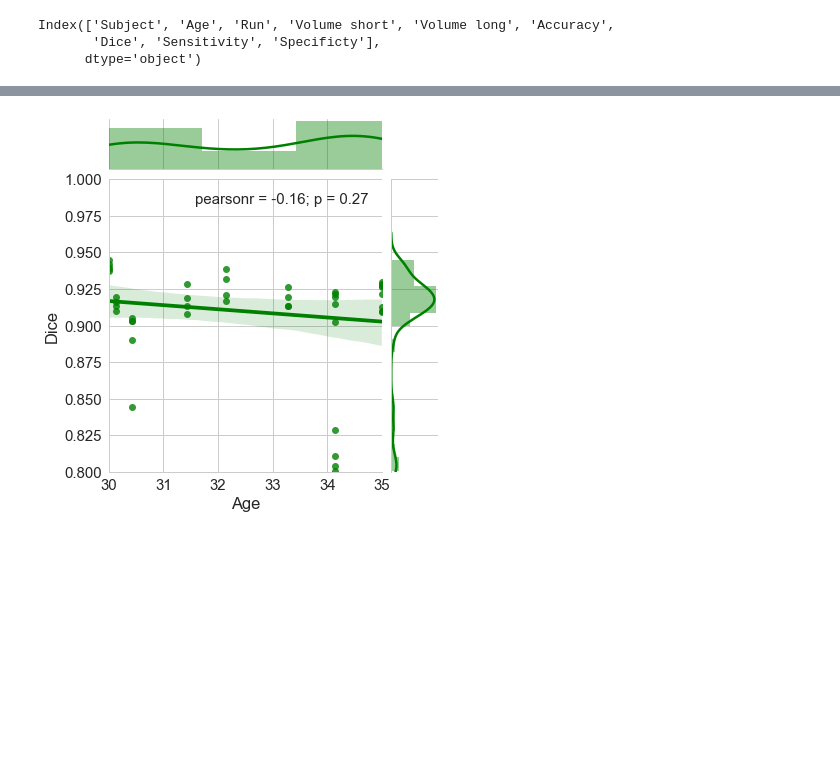
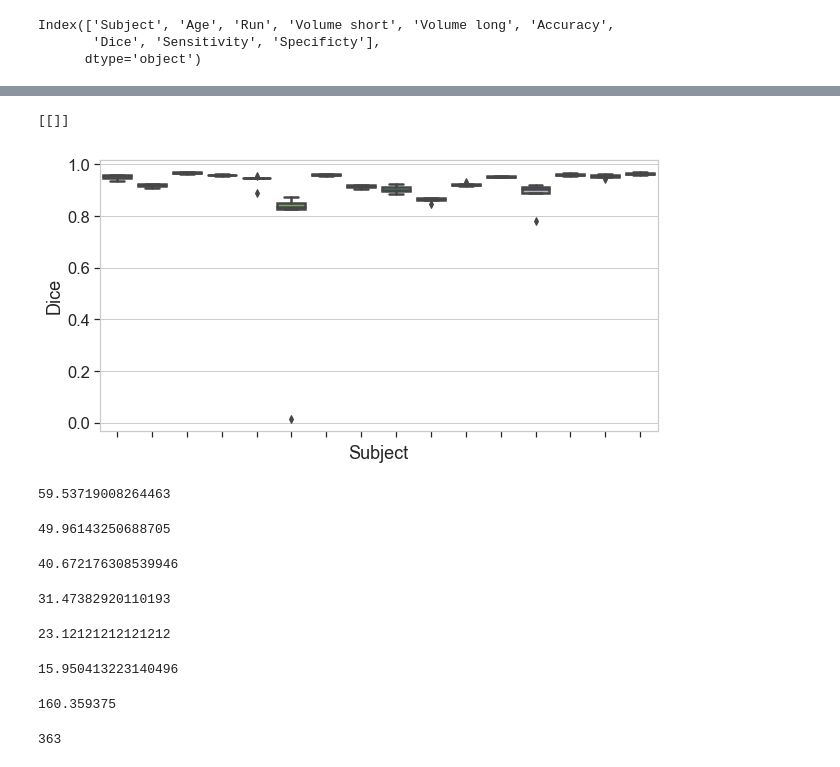
Before and after one commit to saigerutherford/fetal-code, a Jupyter notebook: figures/MakeFigures.ipynb, the cells around one changed output, grey strips where cells are left out. Cells and saved outputs as stored; diff of their text form; code cells hidden in the pictures; blank space fills up the shorter version.

```diff
--- a/figures/MakeFigures.ipynb
+++ b/figures/MakeFigures.ipynb
@@ -226,7 +164,7 @@ sns.regplot(x=yale_dice["Age"], y=yale_dice["Dice"], color="g")
-# %%
-plt.style.use('seaborn-whitegrid')
-sns.set_context("notebook", font_scale=1.5, rc={"lines.linewidth": 2.5})
-all_dice_plot= sns.jointplot(x=yale_dice["Age"], y=yale_dice["Dice"], kind="reg",
-                  xlim=(30, 35), ylim=(0.8, 1), color="g")
-# %% [output]
-[figure, removed]
+# %%
+plt.figure(figsize=(10,5)) # this creates a figure 8 inch wide, 4 inch high
+g = sns.boxplot(x=yale_dice_age["Subject"], y=yale_dice_age["Dice"])
+g.set(xticklabels=[])
+# %% [output]
+[[]]
+[figure, added]
@@ -232,0 +178,29 @@ all_dice_plot= sns.jointplot(x=yale_dice["Age"], y=yale_dice["Dice"], kind="reg"
+# %%
+motionFD1['VolumesPostCensor'].mean()
+# %% [output]
+59.53719008264463
+# %%
+motionFD09['VolumesPostCensor'].mean()
+# %% [output]
+49.96143250688705
+# %%
+motionFD08['VolumesPostCensor'].mean()
+# %% [output]
+40.672176308539946
+# %%
+motionFD07['VolumesPostCensor'].mean()
+# %% [output]
+31.47382920110193
+# %%
+motionFD06['VolumesPostCensor'].mean()
+# %% [output]
+23.12121212121212
+# %%
+motionFD05['VolumesPostCensor'].mean()
+# %% [output]
+15.950413223140496
+# %%
+motionFD1['Frame Count'].iloc[0:192].mean()
+#motionFD1[['Frame Count'].iloc[[0:]].mean()
+# %% [output]
+160.359375
@@ -232,0 +214,4 @@ all_dice_plot= sns.jointplot(x=yale_dice["Age"], y=yale_dice["Dice"], kind="reg"
+# %%
+len(motionFD1)
+# %% [output]
+363
```
Also changed, not shown: parts of 30 cells of this notebook, 23 other files.
